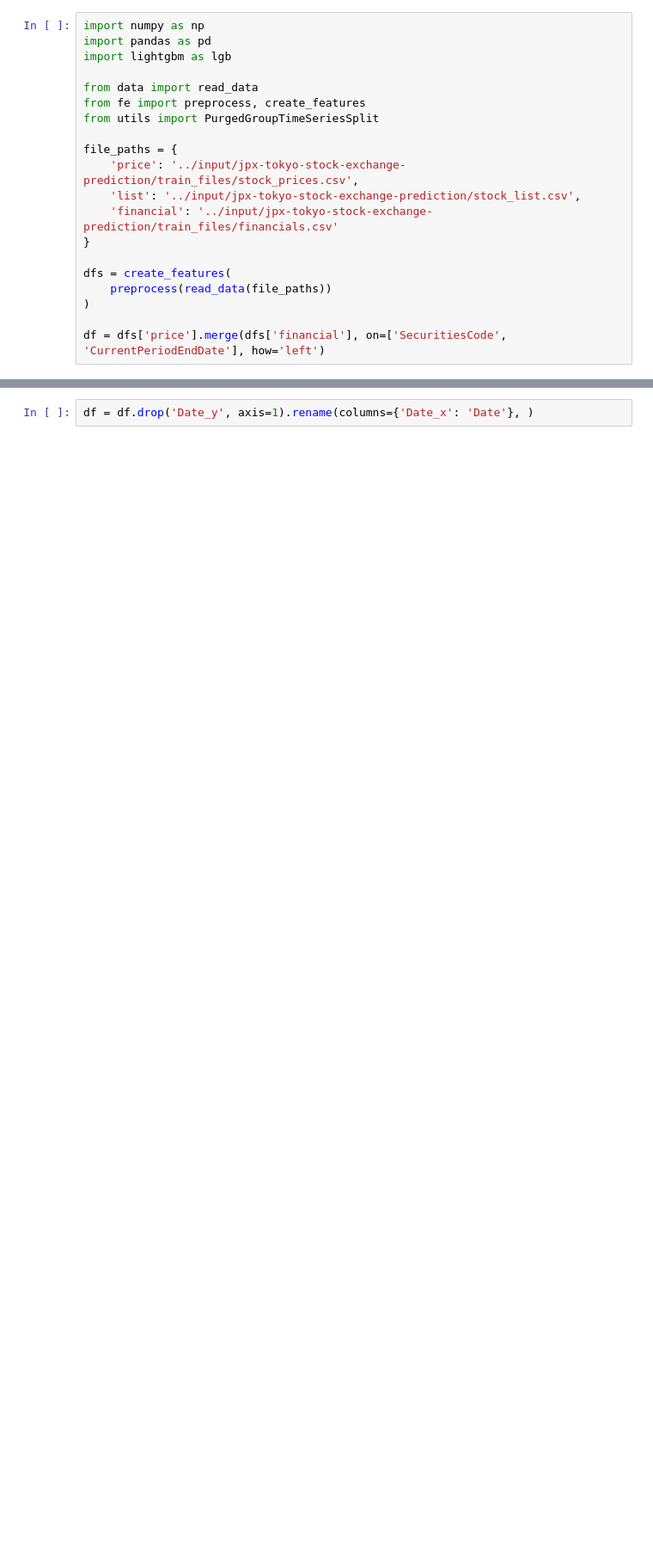
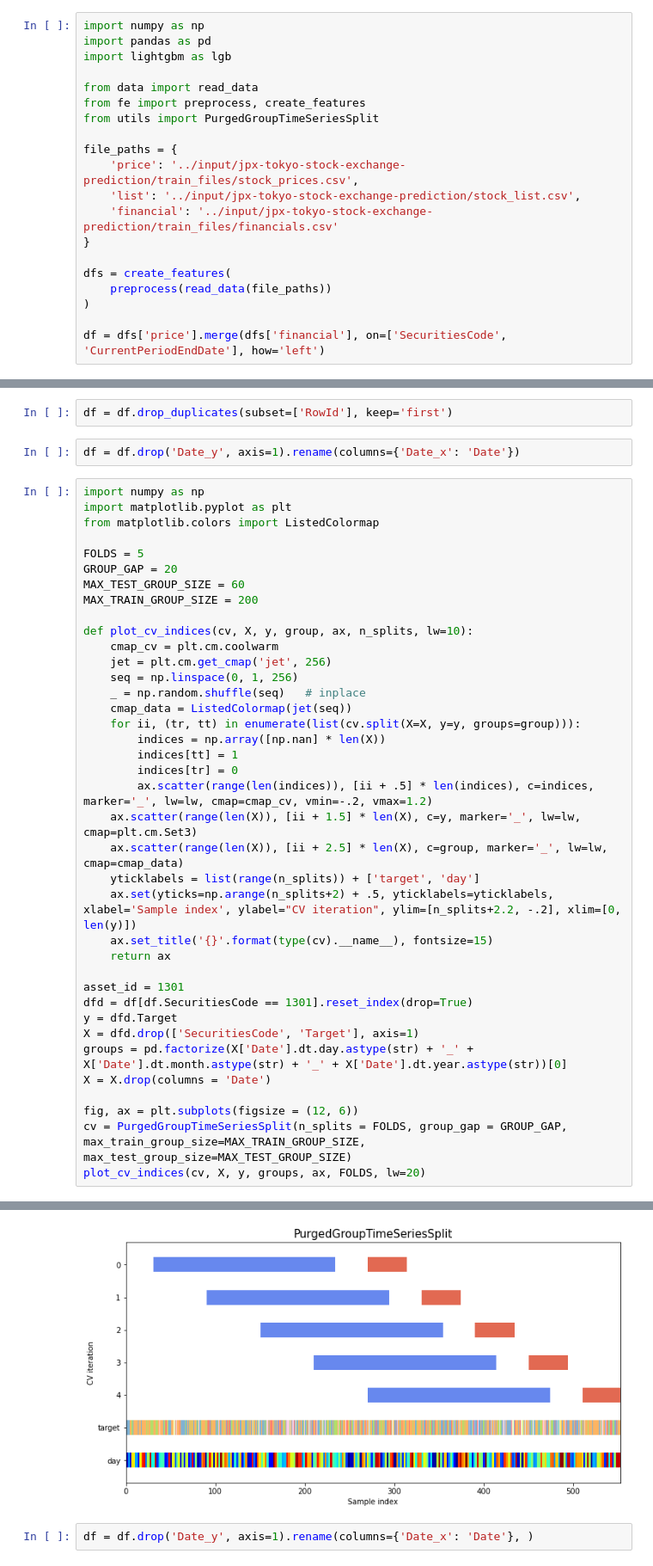
Before and after one commit to edenni/jpx, a Jupyter notebook: src/test.ipynb, the cells around one changed output, grey strips where cells are left out. Shown: that part at 86% size. Cells and saved outputs as stored; diff of their text form; blank space fills up the shorter version.

```diff
--- a/src/test.ipynb
+++ b/src/test.ipynb
@@ -40,0 +98,43 @@ df = dfs['price'].merge(dfs['financial'], on=['SecuritiesCode', 'CurrentPeriodEn
+# %%
+df = df.drop_duplicates(subset=['RowId'], keep='first')
+# %%
+df = df.drop('Date_y', axis=1).rename(columns={'Date_x': 'Date'})
+# %%
+import numpy as np
+import matplotlib.pyplot as plt
+from matplotlib.colors import ListedColormap
+
+FOLDS = 5
+GROUP_GAP = 20
+MAX_TEST_GROUP_SIZE = 60
+MAX_TRAIN_GROUP_SIZE = 200
+
+def plot_cv_indices(cv, X, y, group, ax, n_splits, lw=10):
+    cmap_cv = plt.cm.coolwarm
+    jet = plt.cm.get_cmap('jet', 256)
+    seq = np.linspace(0, 1, 256)
+    _ = np.random.shuffle(seq)   # inplace
+    cmap_data = ListedColormap(jet(seq))
+    for ii, (tr, tt) in enumerate(list(cv.split(X=X, y=y, groups=group))):
+        indices = np.array([np.nan] * len(X))
+        indices[tt] = 1
+        indices[tr] = 0
+        ax.scatter(range(len(indices)), [ii + .5] * len(indices), c=indices, marker='_', lw=lw, cmap=cmap_cv, vmin=-.2, vmax=1.2)
+    ax.scatter(range(len(X)), [ii + 1.5] * len(X), c=y, marker='_', lw=lw, cmap=plt.cm.Set3)
+    ax.scatter(range(len(X)), [ii + 2.5] * len(X), c=group, marker='_', lw=lw, cmap=cmap_data)
+    yticklabels = list(range(n_splits)) + ['target', 'day']
+    ax.set(yticks=np.arange(n_splits+2) + .5, yticklabels=yticklabels, xlabel='Sample index', ylabel="CV iteration", ylim=[n_splits+2.2, -.2], xlim=[0, len(y)])
+    ax.set_title('{}'.format(type(cv).__name__), fontsize=15)
+    return ax
+
+asset_id = 1301
+dfd = df[df.SecuritiesCode == 1301].reset_index(drop=True)
+y = dfd.Target
+X = dfd.drop(['SecuritiesCode', 'Target'], axis=1)
+groups = pd.factorize(X['Date'].dt.day.astype(str) + '_' + X['Date'].dt.month.astype(str) + '_' + X['Date'].dt.year.astype(str))[0]
+X = X.drop(columns = 'Date')
+
+fig, ax = plt.subplots(figsize = (12, 6))
+cv = PurgedGroupTimeSeriesSplit(n_splits = FOLDS, group_gap = GROUP_GAP, max_train_group_size=MAX_TRAIN_GROUP_SIZE, max_test_group_size=MAX_TEST_GROUP_SIZE)
+plot_cv_indices(cv, X, y, groups, ax, FOLDS, lw=20)
+# %% [output]
@@ -41,2 +142,3 @@ df = dfs['price'].merge(dfs['financial'], on=['SecuritiesCode', 'CurrentPeriodEn
+[figure, added]
 # %%
 df = df.drop('Date_y', axis=1).rename(columns={'Date_x': 'Date'}, )
```
Also changed, not shown: parts of 7 cells of this notebook, 3 other files.
